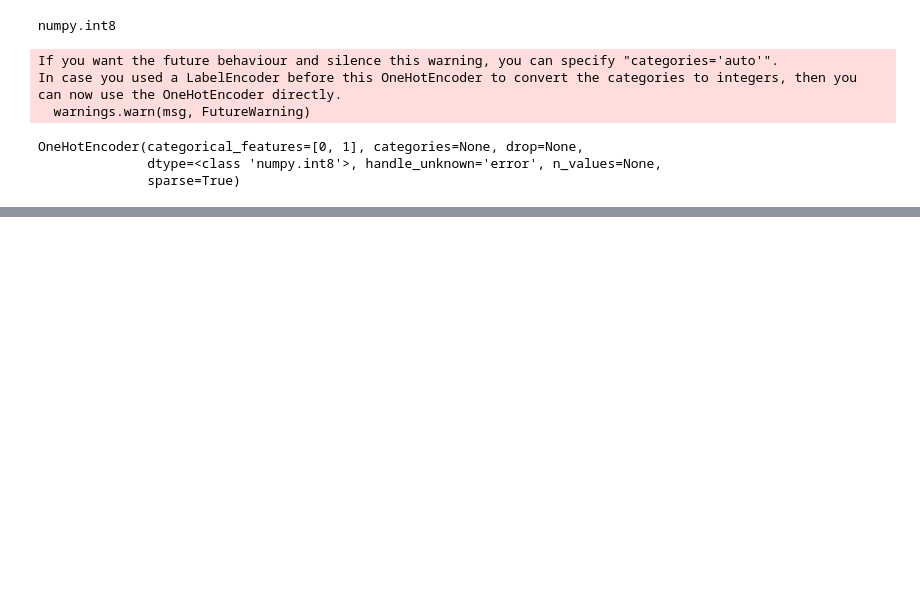
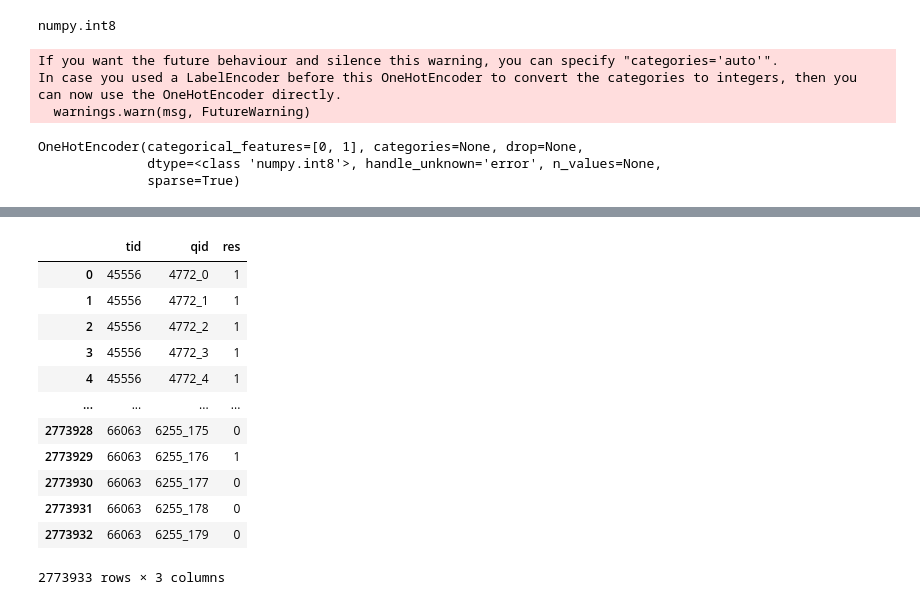
Before and after one commit to tazizov/some_ml_notebooks, a Jupyter notebook: hw2/first.ipynb, the cells around one changed output, grey strips where cells are left out. Drawn from its saved outputs; the diff is of its cells as text; code cells hidden in the pictures; blank space fills up the shorter version.

```diff
--- a/hw2/first.ipynb
+++ b/hw2/first.ipynb
@@ -113,0 +177,11 @@ LogisticRegression(C=1.0, class_weight=None, dual=False, fit_intercept=True,
+# %%
+tid = []
+res = []
+qid = []
+for k, v in results_filtered_train_len.items():
+    for t_res in v:
+        team_id = t_res['team']['id']
+        members = [m['player']['id'] for m in t_res['teamMembers']]
+        tid.extend([team_id] * len(t_res['mask']))
+        qid.extend([f'{k}_{i}' for i in range(tournament_question_count[k])])
+        res.extend(list(map(int, t_res['mask'])))
@@ -113,0 +203,18 @@ LogisticRegression(C=1.0, class_weight=None, dual=False, fit_intercept=True,
+# %%
+tq_df = pd.DataFrame({'tid': tid, 'qid': qid, 'res': res})
+# %%
+tq_df
+# %% [output]
+|  | tid | qid | res |
+| 0 | 45556 | 4772_0 | 1 |
+| 1 | 45556 | 4772_1 | 1 |
+| 2 | 45556 | 4772_2 | 1 |
+| 3 | 45556 | 4772_3 | 1 |
+| 4 | 45556 | 4772_4 | 1 |
+| ... | ... | ... | ... |
+| 2773928 | 66063 | 6255_175 | 0 |
+| 2773929 | 66063 | 6255_176 | 1 |
+| 2773930 | 66063 | 6255_177 | 0 |
+| 2773931 | 66063 | 6255_178 | 0 |
+| 2773932 | 66063 | 6255_179 | 0 |
+2773933 rows × 3 columns
```
Also changed, not shown: parts of 33 cells of this notebook.
